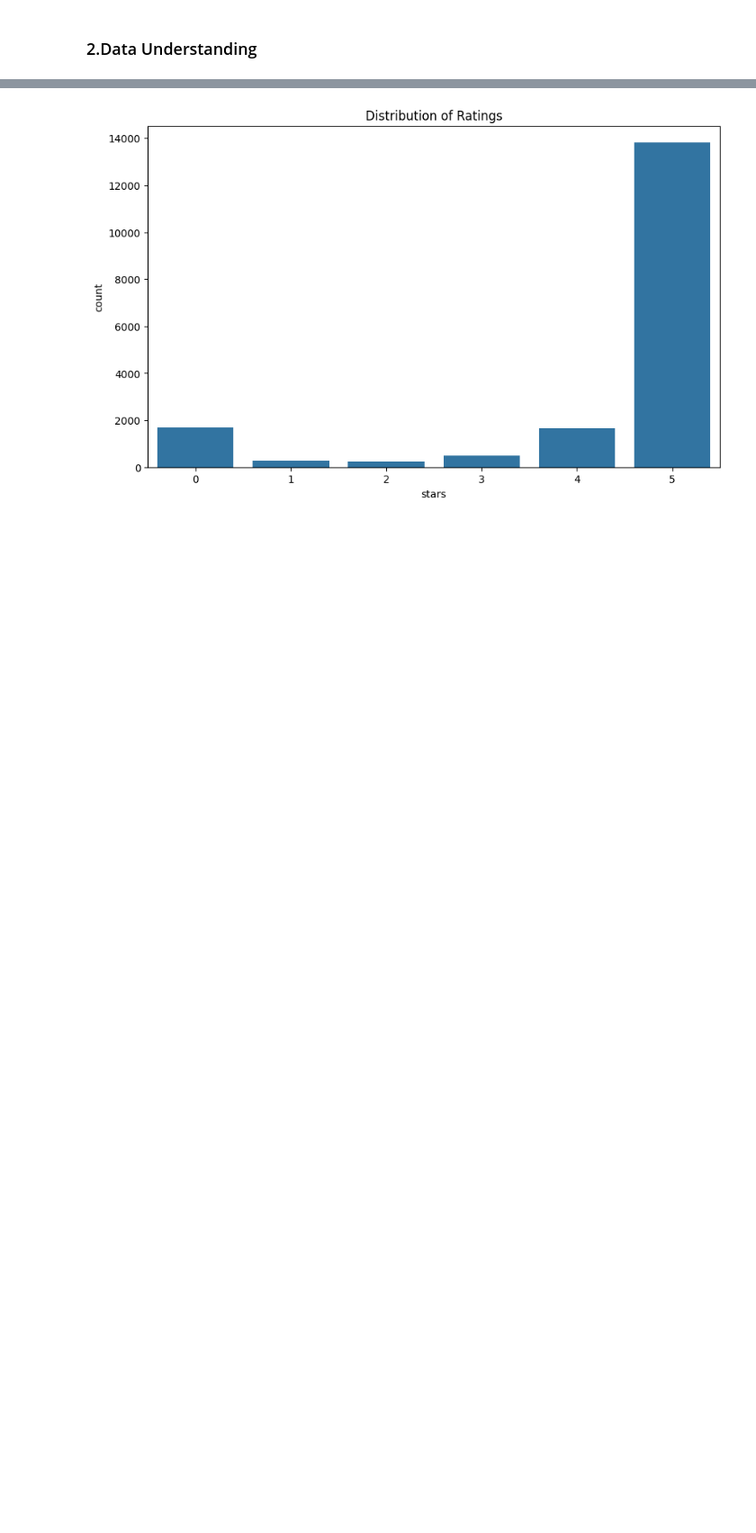
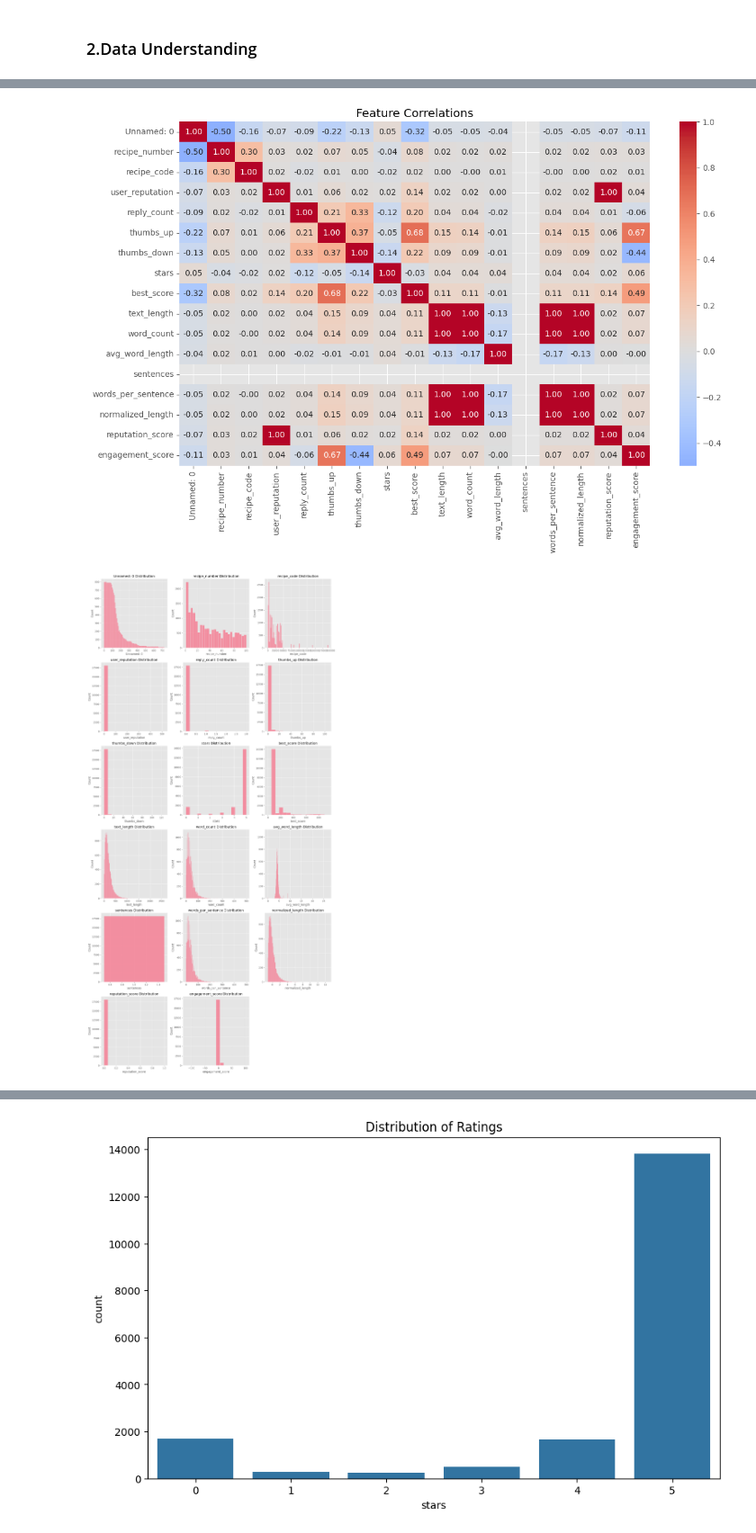
Before and after one commit to Geovannyy/Geovannyy-ML-DM-with-Python-and-Azure-ML-Studio, a Jupyter notebook: notebooks/Task_3_Sentiment_Analysis.ipynb, the cells around one changed output, grey strips where cells are left out. Shown at 90% size. Saved outputs shown, nothing was run; the diff lists cells and outputs as text; code cells hidden in the pictures; blank space fills up the shorter version.

```diff
--- a/notebooks/Task_3_Sentiment_Analysis.ipynb
+++ b/notebooks/Task_3_Sentiment_Analysis.ipynb
@@ -77,0 +583,56 @@ Last few rows:
+# %%
+# Cell 10: Analyze Engineered Features
+def analyze_features(df: pd.DataFrame, config: Config) -> None:
+    """
+    Analyze and visualize engineered features.
+
+    Args:
+        df: DataFrame with engineered features
+        config: Project configuration
+    """
+    # Select only numeric columns
+    numeric_df = df.select_dtypes(include=['float64', 'int64'])
+
+    # Create correlation matrix
+    plt.figure(figsize=(12, 8))
+    correlation_matrix = numeric_df.corr()
+    sns.heatmap(correlation_matrix,
+                annot=True,
+                cmap='coolwarm',
+                center=0,
+                fmt='.2f')
+    plt.title('Feature Correlations')
+    plt.tight_layout()
+    plt.savefig(f"{config.FIGURES_PATH}feature_correlations.png")
+    plt.show()
+
+    # Feature distributions
+    numeric_columns = numeric_df.columns
+    n_cols = len(numeric_columns)
+    n_rows = (n_cols + 2) // 3  # Ceiling division
+
+    fig, axes = plt.subplots(n_rows, 3, figsize=(15, 5 * n_rows))
+    axes = axes.ravel()
+
+    for idx, feature in enumerate(numeric_columns):
+        if idx < len(axes):
+            sns.histplot(data=numeric_df, x=feature, ax=axes[idx])
+            axes[idx].set_title(f'{feature} Distribution')
+
+    # Hide empty subplots if any
+    for idx in range(len(numeric_columns), len(axes)):
+        axes[idx].set_visible(False)
+
+    plt.tight_layout()
+    plt.savefig(f"{config.FIGURES_PATH}feature_distributions.png")
+    plt.show()
+
+    # Print summary statistics
+    print("\nFeature Summary Statistics:")
+    print(numeric_df.describe().round(2))
+
+# Run feature analysis
+analyze_features(df_engineered, config)
+# %% [output]
+[figure, added]
+[figure, added]
```
Also changed, not shown: parts of 24 cells of this notebook, 14 other files.
